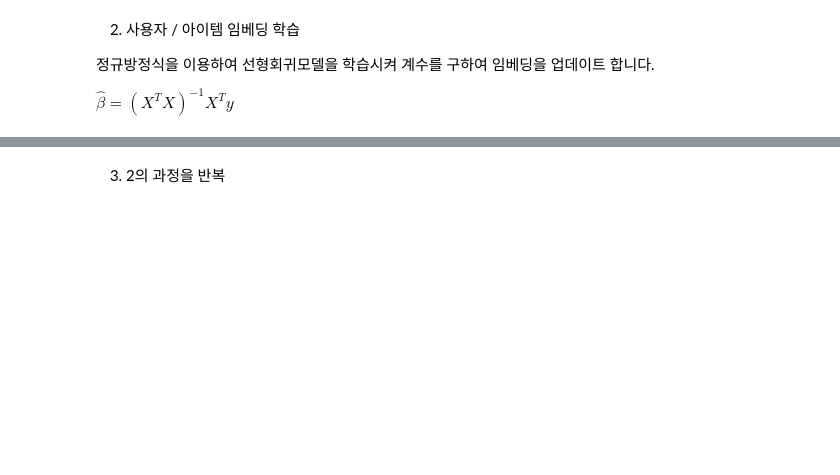
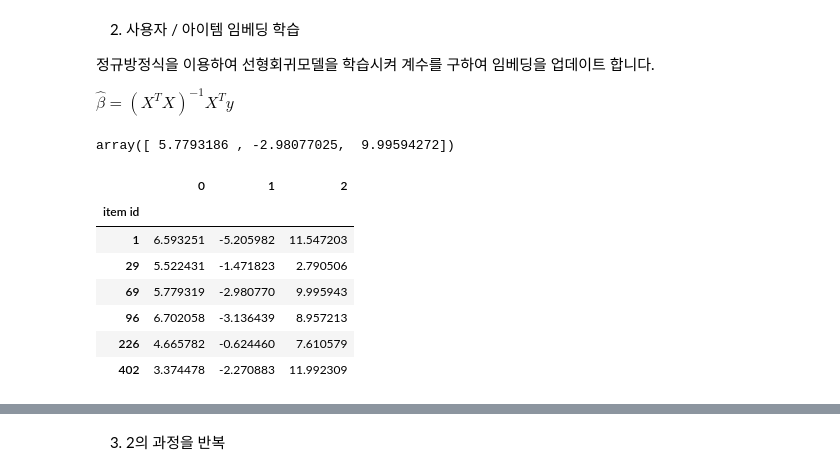
Before and after one commit to sunkusun9/rcmd_2506, a Jupyter notebook: 6.Matrix Factorization1.ipynb, the cells around one changed output, grey strips where cells are left out. Cells and saved outputs as stored; diff of their text form; code cells hidden in the pictures; blank space fills up the shorter version.

```diff
--- a/6.Matrix Factorization1.ipynb
+++ b/6.Matrix Factorization1.ipynb
@@ -177,7 +219,9 @@ $\hat{\beta} = (X^T X)^{-1} X^T y$
 # %%
 # 입력 Matrix와 대상 변수에 대한 선형회귀 모델의 계수를 반환합니다.
 def lr_coef(X, y):
-    return # TODO
+    return np.dot(
+        np.linalg.inv(np.dot(X.T, X)), np.dot(X.T, y)
+    )
 # %%
 # item_id를 69인 경우의 계수를 구해봅니다.
 lr_coef(
@@ -187,10 +231,23 @@ lr_coef(
         ]
     ], df_ratings_toy.loc[df_ratings_toy['item id'] == 69, 'rating']
 )
+# %% [output]
+array([ 5.7793186 , -2.98077025,  9.99594272])
 # %%
 # item id 별로 평가한 user id 의 임베딩을 df_user_emb에서 가져와서 입력 변수를 만들어 rating을 예측하는
 # OLS를 이용하여 선형회귀모델의 계수를 만듭니다.
-# TODO-with
+df_ratings_toy.groupby('item id').apply(
+    lambda x: pd.Series(lr_coef(df_user_emb.loc[x['user id']], x['rating'])), include_groups = False
+)
+# %% [output]
+|  | 0 | 1 | 2 |
+| item id |  |  |  |
+| 1 | 6.593251 | -5.205982 | 11.547203 |
+| 29 | 5.522431 | -1.471823 | 2.790506 |
+| 69 | 5.779319 | -2.980770 | 9.995943 |
+| 96 | 6.702058 | -3.136439 | 8.957213 |
+| 226 | 4.665782 | -0.624460 | 7.610579 |
+| 402 | 3.374478 | -2.270883 | 11.992309 |
 # %%
 # 2-1 아이템 임베딩 학습
 
```
Also changed, not shown: parts of 24 cells of this notebook.
